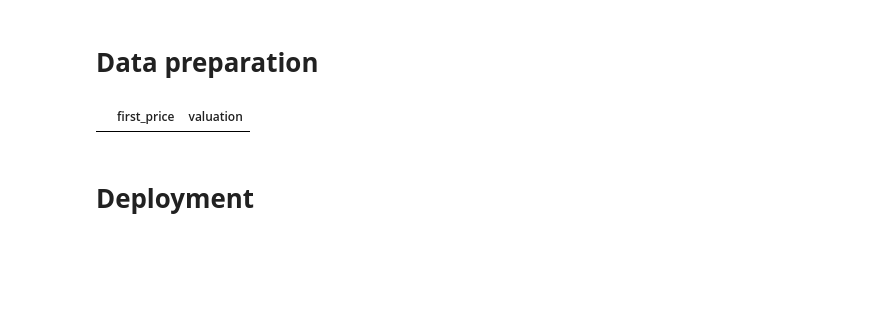
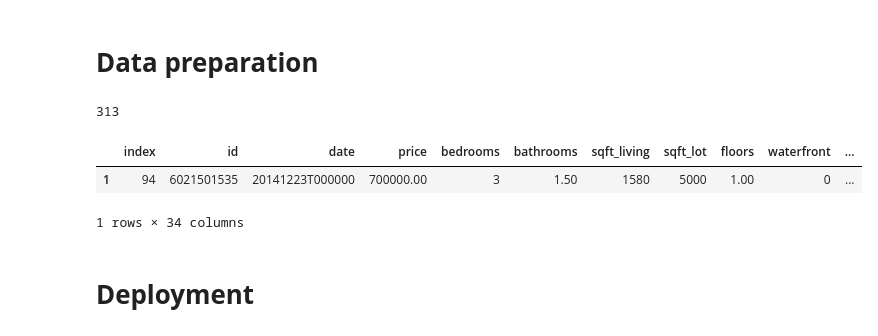
Before and after one commit to thiagoxgomes/DNC-GIT, a Jupyter notebook: Mini_projeto_Roof_imóveis_v4.ipynb, the cells around one changed output. Cells and saved outputs as stored; diff of their text form; code cells hidden in the pictures; blank space fills up the shorter version.

```diff
--- a/Mini_projeto_Roof_imóveis_v4.ipynb
+++ b/Mini_projeto_Roof_imóveis_v4.ipynb
@@ -306,7 +307,30 @@ df_rev_valuation['valuation'] = list_valuation
-# %%
-df_rev_valuation
-# %% [output]
-|  | first_price | valuation |
+# %%
+df_valuation = pd.DataFrame()
+list_control = ['123155532432554']
+control = 0
+for i in df_rev_valuation.id:
+  for y in list_control:
+    print(y)
+    if i == y:
+      control = 1
+
+  if control == 0:
+    index_n = df_rev_valuation.loc[df_rev_valuation['id']==i,'id'].index[0]
+    df_valuation = pd.concat([df_valuation, df_rev_valuation[df_rev_valuation.index==index_n]])
+    list_control.append(i)
+
+df_valuation
+# %%
+#df_rev_valuation[df_rev_valuation['id']==6300000226].first_valid_index()
+df_rev_valuation.loc[df_rev_valuation['id']==6300000226].index[1]
+# %% [output]
+313
+# %%
+df_valuation
+# %% [output]
+|  | index | id | date | price | bedrooms | bathrooms | sqft_living | sqft_lot | floors | waterfront | ... |
+| 1 | 94 | 6021501535 | 20141223T000000 | 700000.00 | 3 | 1.50 | 1580 | 5000 | 1.00 | 0 | ... |
+1 rows × 34 columns
 # %% [markdown]
 # **Deployment**
 # %%
```
Also changed, not shown: parts of 1 cell of this notebook.
